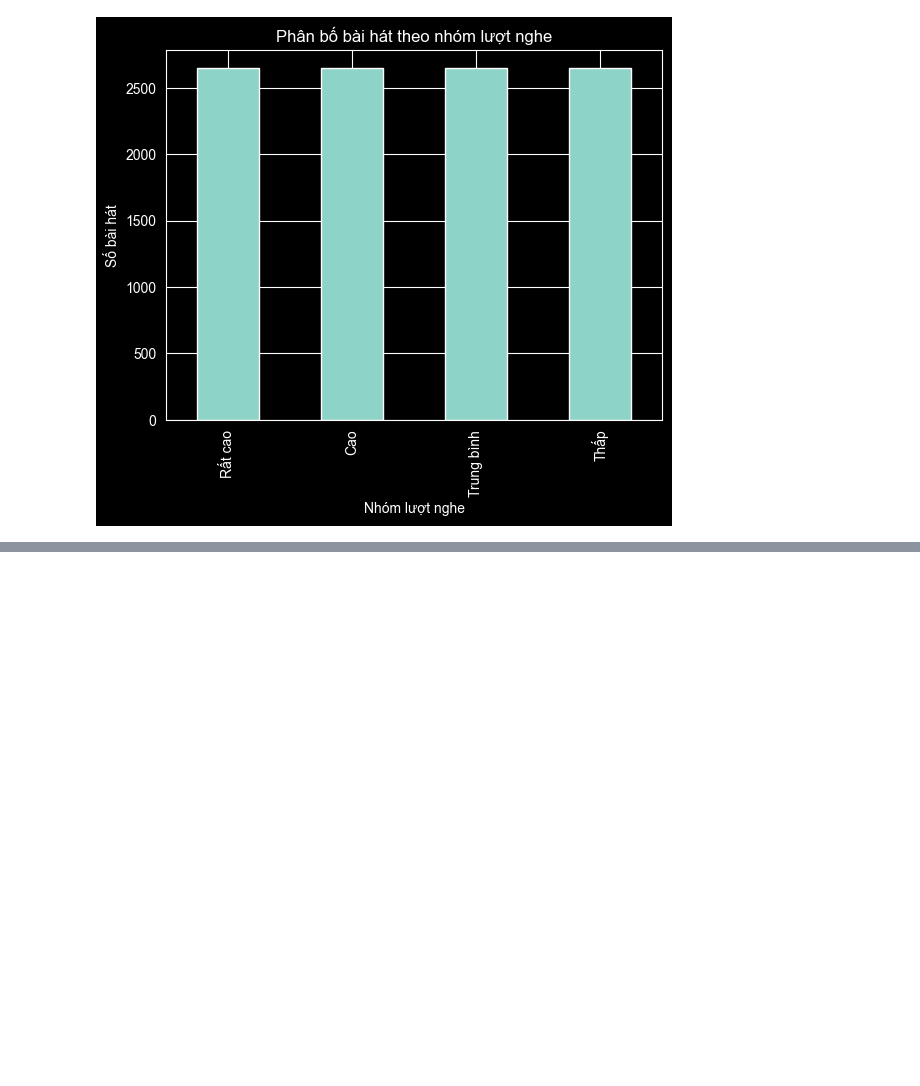
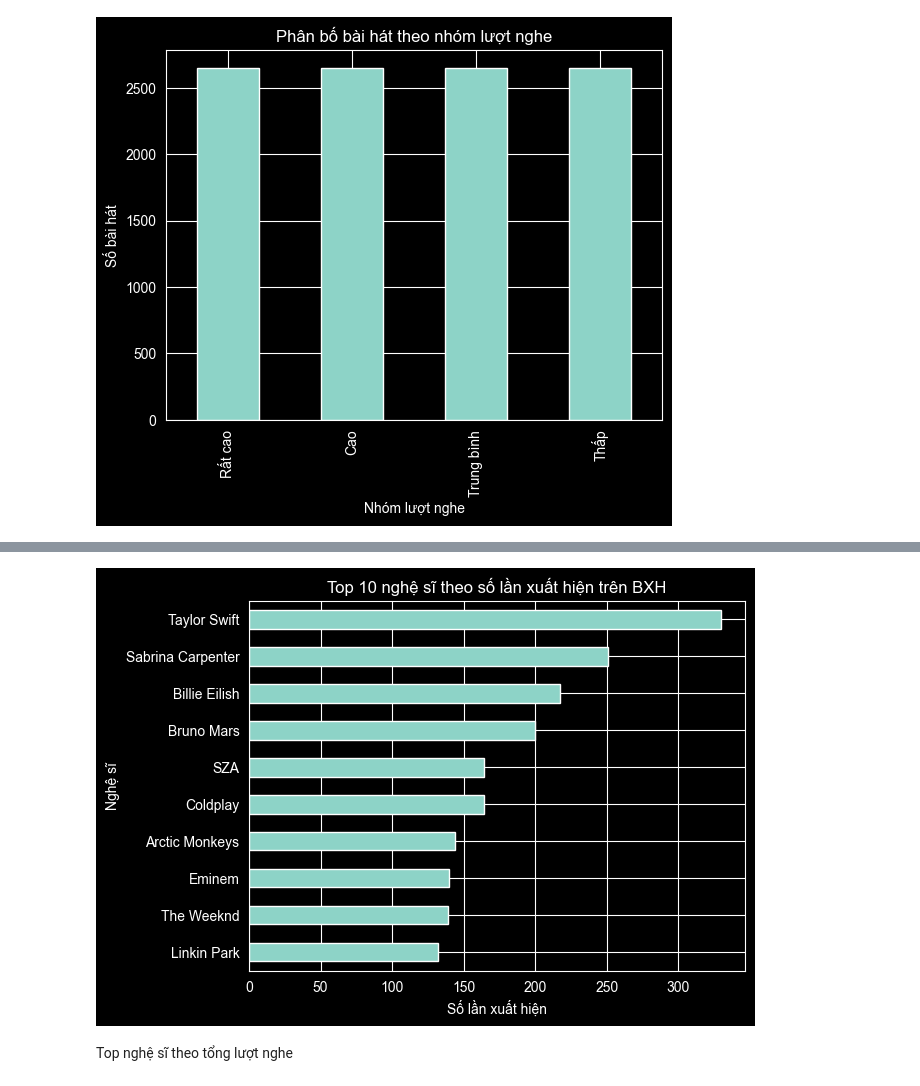
Before and after one commit to MinhTruc09/Spotify_EDA, a Jupyter notebook: notebooks/02_eda.ipynb, the cells around one changed output, grey strips where cells are left out. Saved outputs shown, nothing was run; the diff lists cells and outputs as text; code cells hidden in the pictures; blank space fills up the shorter version.

Commit message:
EDA Done 4/5 optional, VISUALIZE 1/..

```diff
--- a/notebooks/02_eda.ipynb
+++ b/notebooks/02_eda.ipynb
@@ -119,0 +122,9 @@ plt.show()
+# %%
+top_artist_count = (
+    EDA2024.groupby('nghe_si')
+    .size()
+    .sort_values(ascending=False)
+    .head(10)
+)
+
+top_artist_count
@@ -119,0 +144,11 @@ plt.show()
+# %%
+top_artist_count.plot(kind = 'barh')
+plt.title('Top 10 nghệ sĩ theo số lần xuất hiện trên BXH')
+plt.xlabel('Số lần xuất hiện')
+plt.ylabel('Nghệ sĩ')
+plt.gca().invert_yaxis()
+plt.show()
+# %% [output]
+[figure, added]
+# %% [markdown]
+Top nghệ sĩ theo tổng lượt nghe
```
Also changed, not shown: parts of 14 cells of this notebook, 2 other files.
